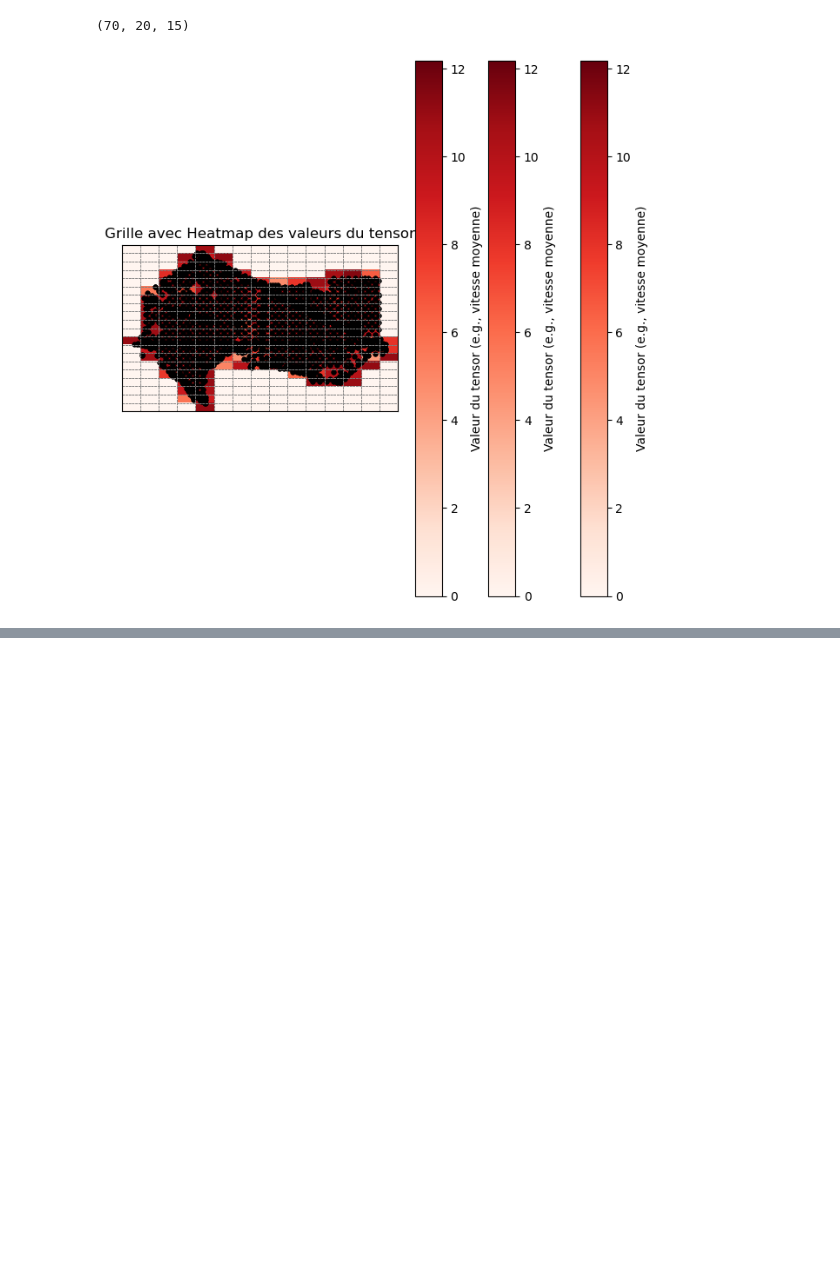
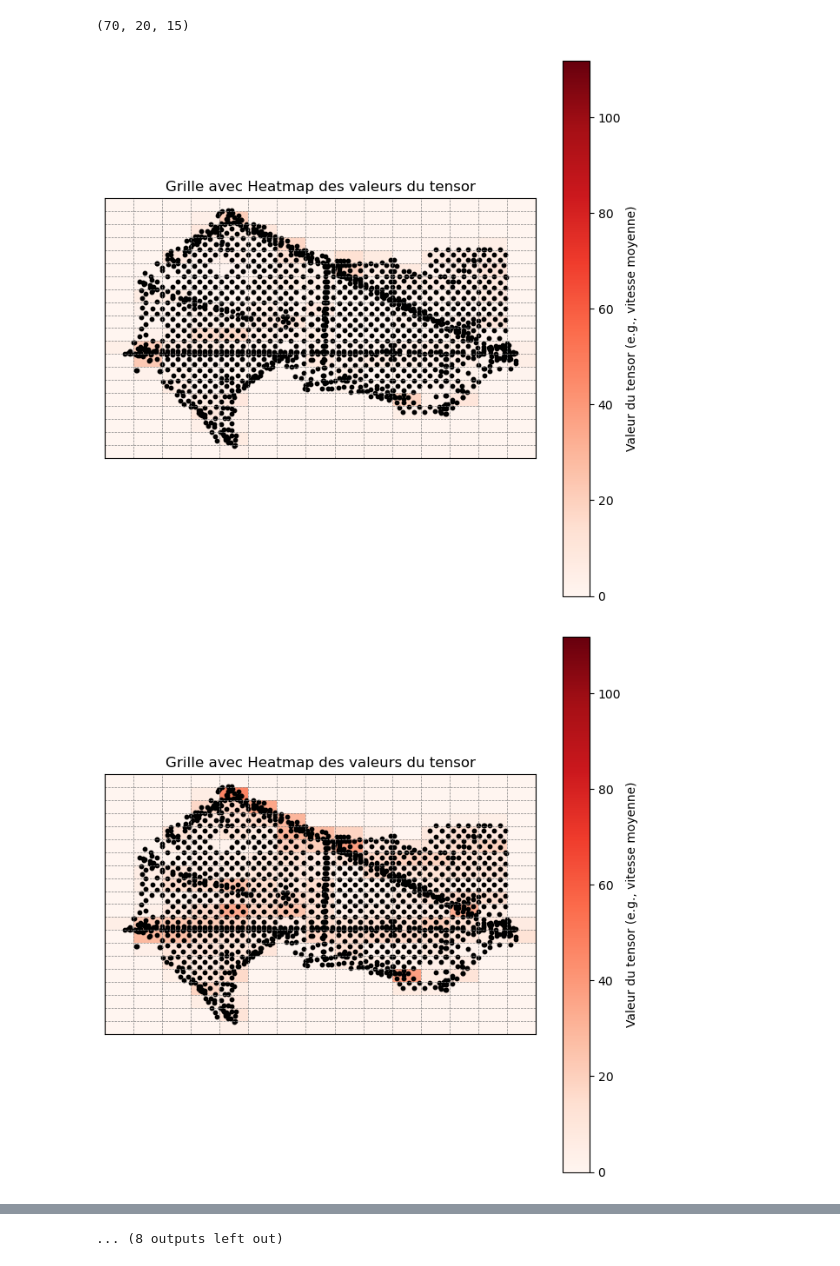
Before and after one commit to koenga/Projet-CE-1, a Jupyter notebook: V2.ipynb, the cells around one changed output, grey strips where cells are left out. Drawn from its saved outputs; the diff is of its cells as text; code cells hidden in the pictures; blank space fills up the shorter version.

```diff
--- a/V2.ipynb
+++ b/V2.ipynb
@@ -264,8 +264,8 @@ class Barcelona:
         else:
             df_copy = data[id].copy()
             for column in data[id].columns.values:
-                num_lanes = self.df_pos[self.df_pos['id'] == column]['num_lanes'].values
-                length = self.df_pos[self.df_pos['id'] == column]['length'].values
+                num_lanes = self.df_link[self.df_link['id'] == column]['num_lanes'].values
+                length = self.df_link[self.df_link['id'] == column]['length'].values
                 df_copy[column] = data[id][column]/(num_lanes*length)
             self.df_id = df_copy
 
@@ -372,11 +372,10 @@ class Barcelona:
         cell_width = (xmax - xmin) / n_cols
         cell_height = (ymax - ymin) / n_rows
 
-        fig, ax = plt.subplots(figsize=(8, 8))
-
         # Affichage de la heatmap avec échelle fixe
         for i in range(n_timestep):
 
+            fig, ax = plt.subplots(figsize=(8, 8))
             im = ax.imshow(tensor3D[i,:,:], cmap='Reds', interpolation='nearest', origin='upper',
                         extent=[xmin, xmax, ymin, ymax], vmin=vmin, vmax=vmax)
 
@@ -441,9 +440,8 @@ map.visualizeGrid()
 [1570 rows x 4 columns]
 [figure]
 # %%
-id = 'ld_speed'
+id = 'pred_vtime'
 df_id = map.getdf_id(id,"000")
-#tensor3D = map.createTensor3D(id)
 # %%
 listFileNumbers = ['000', '001', '002']
 maxTimestep = map.getMaxTimestep(listFileNumbers, id)
@@ -466,6 +464,7 @@ mean.shape
 # %% [output]
 (70, 20, 15)
 # %%
-map.visualize_grid_with_heatmap(mean, 3) # Check CreateMatrix
+map.visualize_grid_with_heatmap(mean, 20) # Check CreateMatrix
 # %% [output]
-[figure, old version]
+[figure, new version]
+[figure, added]
@@ -472,3 +481,4 @@ map.visualize_grid_with_heatmap(mean, 3) # Check CreateMatrix
+... (8 outputs left out)
 # %%
 normalised = map.NormalizeTensor(mean)
 # %%
```
Also changed, not shown: parts of 4 cells of this notebook, 1 other file.
